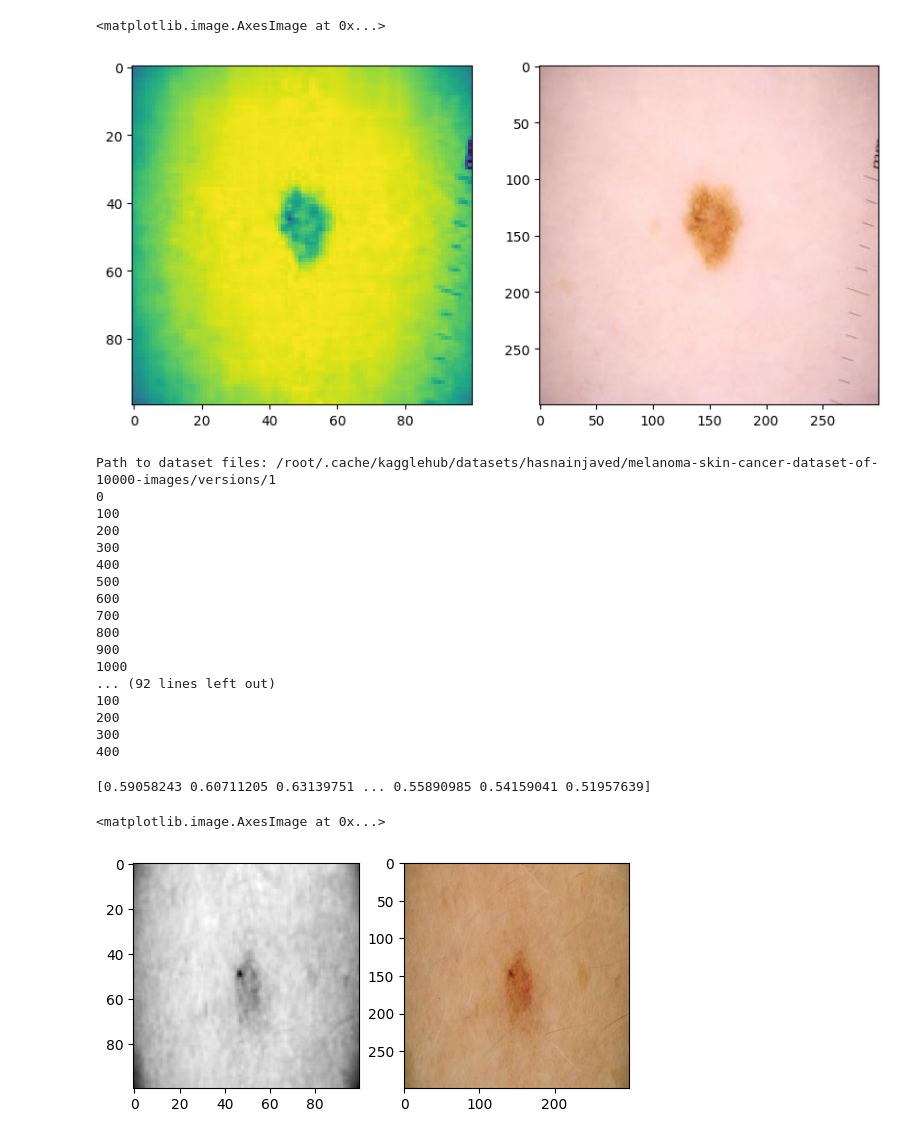
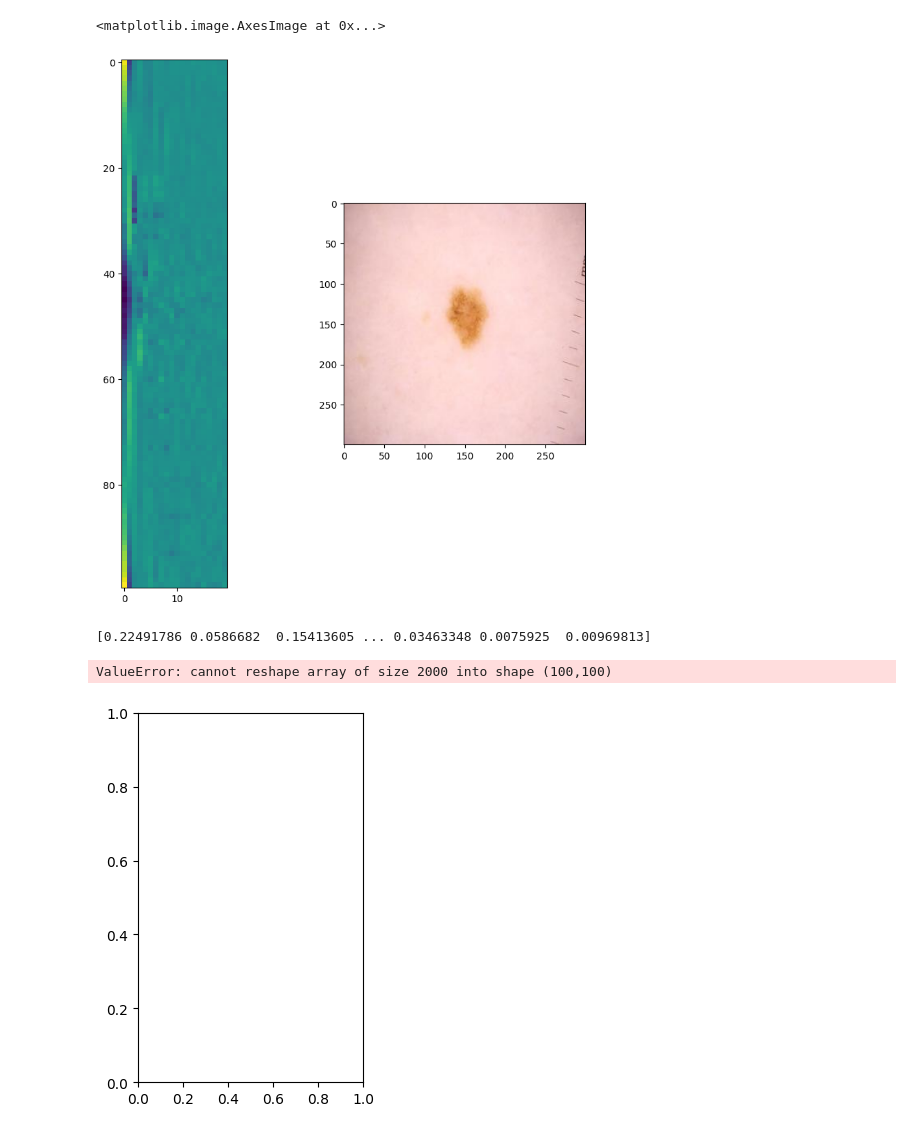
Before and after one commit to nb488/diagnose_skin, a Jupyter notebook: DataCollection.ipynb, the cells around one changed output. Cells and saved outputs as stored; diff of their text form; code cells hidden in the pictures.

```diff
--- a/DataCollection.ipynb
+++ b/DataCollection.ipynb
@@ -18,38 +19,39 @@ arr = np.array(img_small.getdata())
 #   new[j] = compRGB(arr[j])
 # print(new[0])
 new = ((arr[:,0] << 16) + (arr[:,1] << 8) + arr[:,2]) / 0xffffff
 
 # conversion to matrix form
 mat = new.reshape(img_small.size[0], img_small.size[1])
 
 
 # # using PCA to project data to lower dim
 # pca = PCA()
 # pca.fit(mat)
 # var = np.cumsum(pca.explained_variance_ratio_)*100
 # # taking enough weight vectors for reasonable approx
 # k = np.argmax(var>98)
+# ipca = IncrementalPCA(n_components = k)
+# img_comp = ipca.fit_transform(mat)
+# img_recon = ipca.inverse_transform(img_comp)
 k = 20
 pca = PCA(n_components=k, svd_solver='randomized')
 img_comp = pca.fit_transform(mat)
-# ipca = IncrementalPCA(n_components = k)
-# img_comp = ipca.fit_transform(mat)
 img_recon = pca.inverse_transform(img_comp)
 
 # converting to 2d form
 flat = img_recon.flatten()
 
 # vis for comparison
 plt.figure(figsize=(10,10))
 plt.subplot(1, 2, 1)
-plt.imshow(img_recon)
+plt.imshow(img_comp)
 
 trainBenignPath = Path(path + "/melanoma_cancer_dataset/train/benign").rglob('*.jpg')
 plt.subplot(1, 2, 2)
-plt.imshow(img_ex, cmap='gray')
+plt.imshow(img_ex)
 # %% [output]
 <matplotlib.image.AxesImage at 0x...>
-[figure, old version]
+[figure, new version]
 # %%
 # pulling datasets from kaggle
 path = kagglehub.dataset_download("hasnainjaved/melanoma-skin-cancer-dataset-of-10000-images")
@@ -66,7 +68,7 @@ testMaligPath = Path(path + "/melanoma_cancer_dataset/test/malignant").rglob('*.
 
 # performing compression on training set (benign)
 benignList = list(trainBenignPath)
-trainBenign = np.zeros(shape=(len(benignList), 10000))
+trainBenign = np.zeros(shape=(len(benignList), 2000))
 for i in range(len(benignList)):
   if (i % 100 == 0):
     print(i)
@@ -84,10 +86,10 @@ for i in range(len(benignList)):
   k=20
   pca = PCA(n_components=k, svd_solver='randomized')
   img_comp = pca.fit_transform(mat)
-  image_recon = pca.inverse_transform(img_comp)
+  # image_recon = pca.inverse_transform(img_comp)
 
   # converting to 2d form
-  flat = image_recon.flatten()
+  flat = img_comp.flatten()
   trainBenign[i] = flat
 # print(trainBenign[0])
 
@@ -102,7 +104,7 @@ np.save('trainBenign.npy', trainBenign)
 
 # performing compression on training set (malignant)
 maligList = list(trainMaligPath)
-trainMalig = np.zeros(shape=(len(maligList), 10000))
+trainMalig = np.zeros(shape=(len(maligList), 2000))
 for i in range(len(maligList)):
   if (i % 100 == 0):
     print(i)
@@ -120,10 +122,10 @@ for i in range(len(maligList)):
   k=20
   pca = PCA(n_components=k, svd_solver='randomized')
   img_comp = pca.fit_transform(mat)
-  image_recon = pca.inverse_transform(img_comp)
+  # image_recon = pca.inverse_transform(img_comp)
 
   # converting to 2d form
-  flat = image_recon.flatten()
+  flat = img_comp.flatten()
   trainMalig[i] = flat
 # print(trainMalig[0])
 
@@ -138,7 +140,7 @@ np.save('trainMalig.npy', trainMalig)
 
 # performing compression on testing set (malignant)
 maligTestList = list(testMaligPath)
-testMalig = np.zeros(shape=(len(maligTestList), 10000))
+testMalig = np.zeros(shape=(len(maligTestList), 2000))
 for i in range(len(maligTestList)):
   if (i % 100 == 0):
     print(i)
@@ -156,10 +158,10 @@ for i in range(len(maligTestList)):
   k=20
   pca = PCA(n_components=k, svd_solver='randomized')
   img_comp = pca.fit_transform(mat)
-  image_recon = pca.inverse_transform(img_comp)
+  # image_recon = pca.inverse_transform(img_comp)
 
   # converting to 2d form
-  flat = image_recon.flatten()
+  flat = img_comp.flatten()
   testMalig[i] = flat
 # print(testMalig[0])
 
@@ -174,7 +176,7 @@ np.save('testMalig.npy', testMalig)
 
 # performing compression on testing set (benign)
 benignTestList = list(testBenignPath)
-testBenign = np.zeros(shape=(len(benignTestList), 10000))
+testBenign = np.zeros(shape=(len(benignTestList), 2000))
 for i in range(len(benignTestList)):
   if (i % 100 == 0):
     print(i)
@@ -192,33 +194,15 @@ for i in range(len(benignTestList)):
   k=20
   pca = PCA(n_components=k, svd_solver='randomized')
   img_comp = pca.fit_transform(mat)
-  image_recon = pca.inverse_transform(img_comp)
+  # image_recon = pca.inverse_transform(img_comp)
 
   # converting to 2d form
-  flat = image_recon.flatten()
+  flat = img_comp.flatten()
   testBenign[i] = flat
 # print(testBenign[0])
 
 # saving to disk
 np.save('testBenign.npy', testBenign)
-# %% [output]
-Path to dataset files: /root/.cache/kagglehub/datasets/hasnainjaved/melanoma-skin-cancer-dataset-of-10000-images/versions/1
-0
-100
-200
-300
-400
-500
-600
-700
-800
-900
-1000
-... (92 lines left out)
-100
-200
-300
-400
 # %%
 d = np.load("trainBenign.npy")
 print(d[0])
@@ -233,7 +217,11 @@ img = Image.open(next(trainBenignPath))
 # plt.figure(figsize=(3,3))
 plt.subplot(1, 2, 2)
 plt.imshow(img)
+
+np.save("examples.npy", d[0:10])
+e = np.load("examples.npy")
+print(e)
 # %% [output]
-[0.59058243 0.60711205 0.63139751 ... 0.55890985 0.54159041 0.51957639]
+[0.22491786 0.0586682  0.15413605 ... 0.03463348 0.0075925  0.00969813]
-<matplotlib.image.AxesImage at 0x...>
+ValueError: cannot reshape array of size 2000 into shape (100,100)
-[figure, old version]
+[figure, new version]
```
Also changed, not shown: parts of 6 cells of this notebook, 4 other files.
